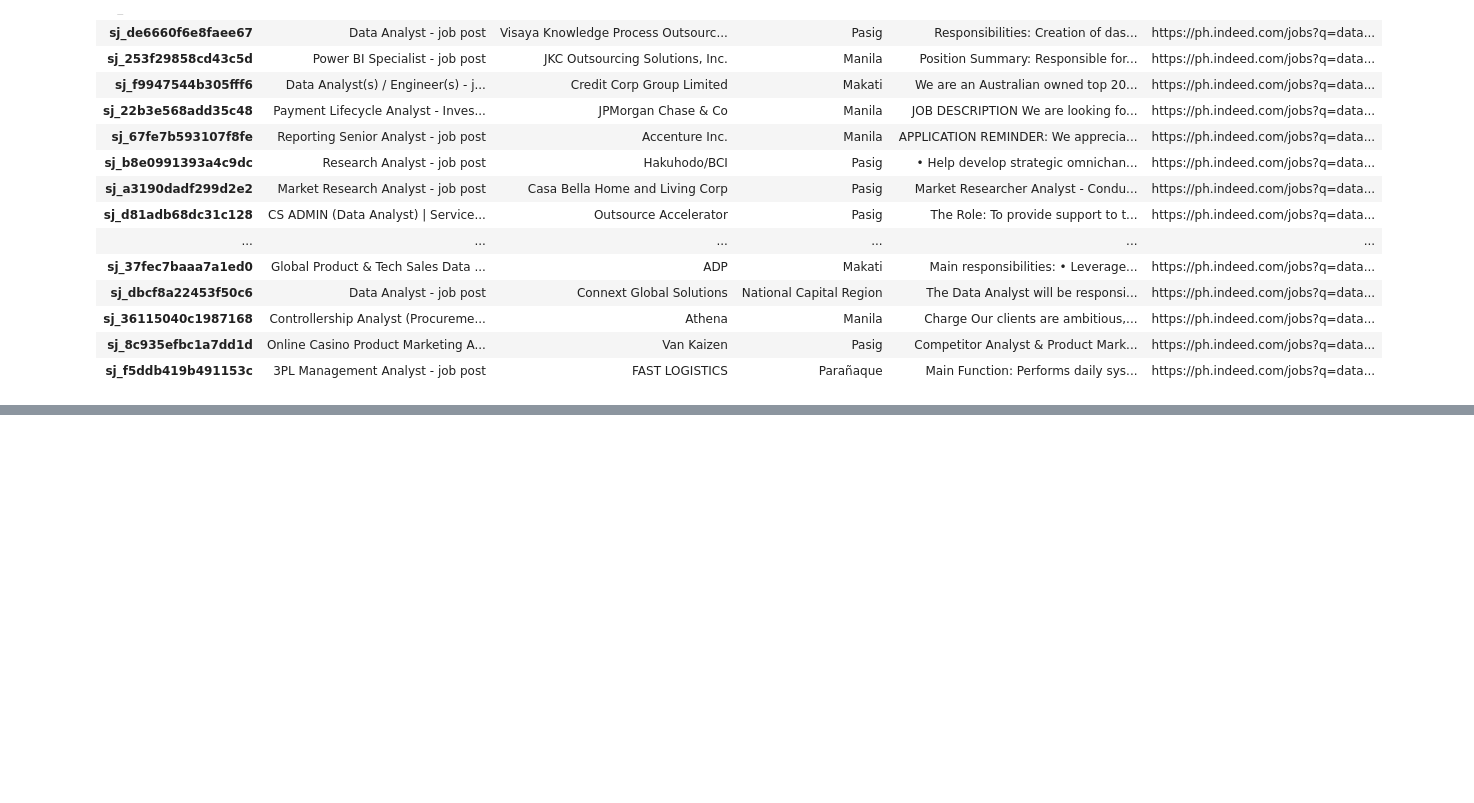
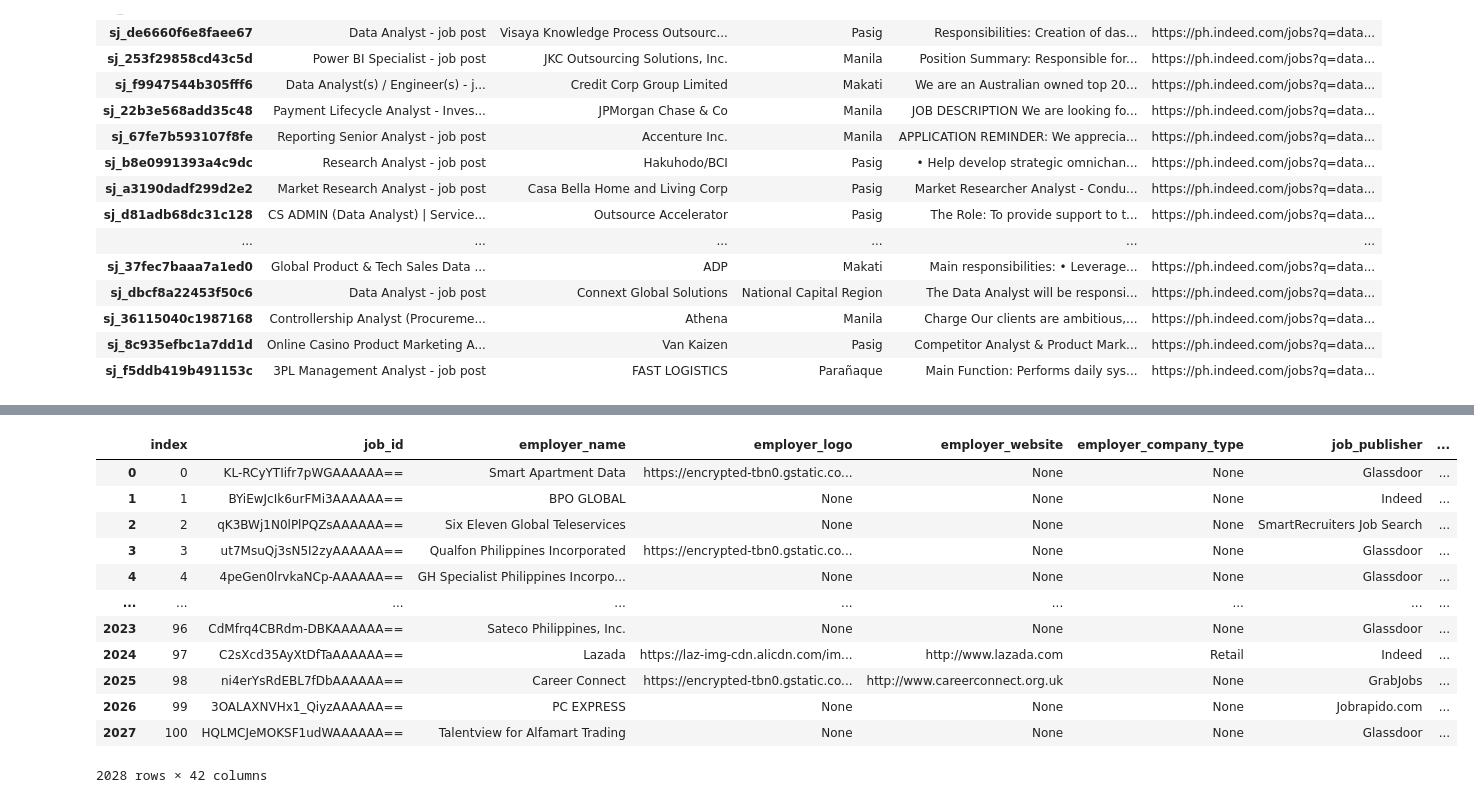
Before and after one commit to christianadr/job-search-llms, a Jupyter notebook: scraper-trial.ipynb, the cells around one changed output, grey strips where cells are left out. Saved outputs shown, nothing was run; the diff lists cells and outputs as text; code cells hidden in the pictures; blank space fills up the shorter version.

```diff
--- a/scraper-trial.ipynb
+++ b/scraper-trial.ipynb
@@ -130,0 +290,25 @@ print(response.json())
+# %%
+files = BASE_URL.glob("*.json")
+
+dfs = list()
+
+for file in files:
+    temp_df = pd.read_json(file)
+    dfs.append(temp_df)
+
+dfs = pd.concat(dfs, axis=0).reset_index()
+dfs['index'].columns = 'id'
+# %% [output]
+|  | index | job_id | employer_name | employer_logo | employer_website | employer_company_type | job_publisher | ... |
+| 0 | 0 | KL-RCyYTIifr7pWGAAAAAA== | Smart Apartment Data | https://encrypted-tbn0.gstatic.co... | None | None | Glassdoor | ... |
+| 1 | 1 | BYiEwJcIk6urFMi3AAAAAA== | BPO GLOBAL | None | None | None | Indeed | ... |
+| 2 | 2 | qK3BWj1N0lPlPQZsAAAAAA== | Six Eleven Global Teleservices | None | None | None | SmartRecruiters Job Search | ... |
+| 3 | 3 | ut7MsuQj3sN5I2zyAAAAAA== | Qualfon Philippines Incorporated | https://encrypted-tbn0.gstatic.co... | None | None | Glassdoor | ... |
+| 4 | 4 | 4peGen0lrvkaNCp-AAAAAA== | GH Specialist Philippines Incorpo... | None | None | None | Glassdoor | ... |
+| ... | ... | ... | ... | ... | ... | ... | ... | ... |
+| 2023 | 96 | CdMfrq4CBRdm-DBKAAAAAA== | Sateco Philippines, Inc. | None | None | None | Glassdoor | ... |
+| 2024 | 97 | C2sXcd35AyXtDfTaAAAAAA== | Lazada | https://laz-img-cdn.alicdn.com/im... | http://www.lazada.com | Retail | Indeed | ... |
+| 2025 | 98 | ni4erYsRdEBL7fDbAAAAAA== | Career Connect | https://encrypted-tbn0.gstatic.co... | http://www.careerconnect.org.uk | None | GrabJobs | ... |
+| 2026 | 99 | 3OALAXNVHx1_QiyzAAAAAA== | PC EXPRESS | None | None | None | Jobrapido.com | ... |
+| 2027 | 100 | HQLMCJeMOKSF1udWAAAAAA== | Talentview for Alfamart Trading | None | None | None | Glassdoor | ... |
+2028 rows × 42 columns
```
Also changed, not shown: parts of 18 cells of this notebook, 1 other file.
